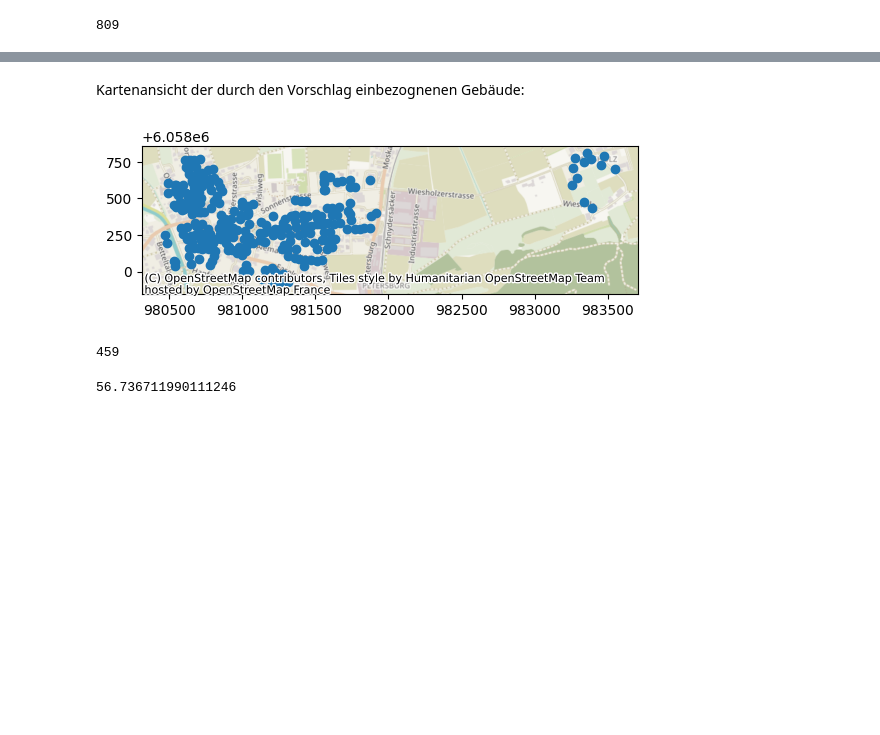
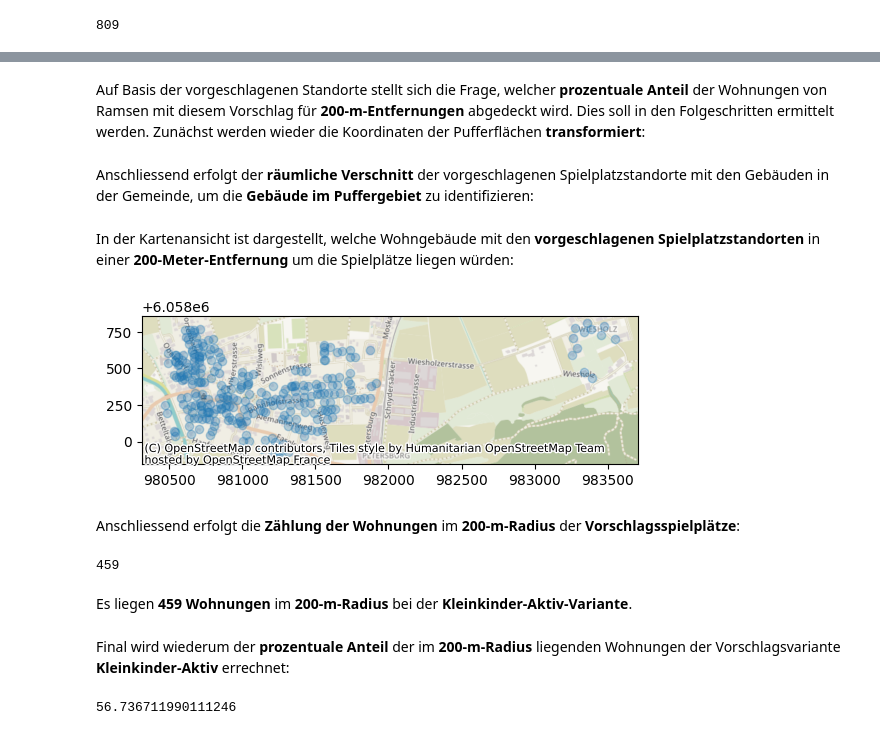
Before and after one commit to edgarbutwilowski/distanzen_spielplaetze_ramsen_py, a Jupyter notebook: distanzen_spielplaetze_ramsen.ipynb, the cells around one changed output, grey strips where cells are left out. Cells and saved outputs as stored; diff of their text form; code cells hidden in the pictures; blank space fills up the shorter version.

```diff
--- a/distanzen_spielplaetze_ramsen.ipynb
+++ b/distanzen_spielplaetze_ramsen.ipynb
@@ -146,3 +150,3 @@ Verteilung der Wohngebäude in Ramsen in der Kartenvorschau:
 # %%
-contextily.add_basemap(wohngebaeude_ramsen_gdf.to_crs(epsg=3857).plot())
+contextily.add_basemap(wohngebaeude_ramsen_gdf.to_crs(epsg=3857).plot(alpha=0.3))
 # %% [output]
@@ -220,0 +239,4 @@ Vorschlag für Spielplatz-Standorte (für 200 Meter Puffer) laden:
+# %%
+spielplaetze_in_ramsen["buffer"] = spielplaetze_in_ramsen.buffer(400)
+spielplaetze_in_ramsen_plot = spielplaetze_in_ramsen["buffer"].plot(alpha=0.5)
+contextily.add_basemap(spielplaetze_in_ramsen_plot)
@@ -221,2 +294,3 @@ Vorschlag für Spielplatz-Standorte (für 200 Meter Puffer) laden:
 # %%
 vorschlag_spielplaetze_200m = geopandas.read_file("input/spielplaetze_200m.geojson")
+vorschlag_spielplaetze_200m = vorschlag_spielplaetze_200m.to_crs(epsg=3857)
@@ -228,6 +304,6 @@ vorschlag_spielplaetze_200m["buffer"] = vorschlag_spielplaetze_200m["geometry"].
 ramsen_grenze = ramsen_grenze.to_crs(epsg=3857)
 ramsen_grenze_plot = ramsen_grenze.plot(alpha=0.5)
 
-vorschlag_spielplaetze_200m_plot = vorschlag_spielplaetze_200m["buffer"].plot(ax = ramsen_grenze_plot, alpha=0.5, edgecolor='k', color='red')
+vorschlag_spielplaetze_200m_plot = vorschlag_spielplaetze_200m["buffer"].plot(ax = ramsen_grenze_plot, alpha=0.5, edgecolor='k', color='green')
 contextily.add_basemap(vorschlag_spielplaetze_200m_plot)
 # %% [output]
@@ -237,14 +315,20 @@ Die **Fürsorge-Variante** mit **sechs neuen Spielplätzen** (also dann insgesam
+# %% [markdown]
+Auf Basis der vorgeschlagenen Standorte stellt sich die Frage, welcher **prozentuale Anteil** der Wohnungen von Ramsen mit diesem Vorschlag für **200-m-Entfernungen** abgedeckt wird. Dies soll in den Folgeschritten ermittelt werden. Zunächst werden wieder die Koordinaten der Pufferflächen **transformiert**:
 # %%
 vorschlag_puffer_200_gdf = geopandas.GeoDataFrame(geometry=vorschlag_spielplaetze_200m["buffer"], crs=3857)
 vorschlag_puffer_200_gdf = vorschlag_puffer_200_gdf.to_crs(epsg=2056)
+# %% [markdown]
+Anschliessend erfolgt der **räumliche Verschnitt** der vorgeschlagenen Spielplatzstandorte mit den Gebäuden in der Gemeinde, um die **Gebäude im Puffergebiet** zu identifizieren:
 # %%
 gebauede_vorschlag_200m = geopandas.sjoin(wohngebaeude_ramsen_gdf, vorschlag_puffer_200_gdf, how="inner", predicate="intersects")
-# %% [markdown]
-Kartenansicht der durch den Vorschlag einbezognenen Gebäude:
+# %% [markdown]
+In der Kartenansicht ist dargestellt, welche Wohngebäude mit den **vorgeschlagenen Spielplatzstandorten** in einer **200-Meter-Entfernung** um die Spielplätze liegen würden:
 # %%
-contextily.add_basemap(gebauede_vorschlag_200m.to_crs(epsg=3857).plot())
+contextily.add_basemap(gebauede_vorschlag_200m.to_crs(epsg=3857).plot(alpha=0.3))
 # %% [output]
-[figure, old version]
+[figure, new version]
+# %% [markdown]
+Anschliessend erfolgt die **Zählung der Wohnungen** im **200-m-Radius** der **Vorschlagsspielplätze**:
 # %%
 liste_der_egids = gebauede_vorschlag_200m["egid"].to_list()
 wohnungen_vorschlag_200m = bfs_wohnungen_sh_df[bfs_wohnungen_sh_df["EGID"].isin(liste_der_egids)]
@@ -252,6 +336,10 @@ anz_wohnungen_vorschlag_200m = wohnungen_vorschlag_200m["EGID"].count()
 anz_wohnungen_vorschlag_200m
 # %% [output]
 459
+# %% [markdown]
+Es liegen **459 Wohnungen** im **200-m-Radius** bei der **Kleinkinder-Aktiv-Variante**.
+# %% [markdown]
+Final wird wiederum der **prozentuale Anteil** der im **200-m-Radius** liegenden Wohnungen der Vorschlagsvariante **Kleinkinder-Aktiv** errechnet:
 # %%
 prozent_geb_200m_vorschlag = anz_wohnungen_vorschlag_200m / anz_wohnungen_ramsen * 100
 prozent_geb_200m_vorschlag
```
Also changed, not shown: parts of 99 cells of this notebook, 2 other files.
